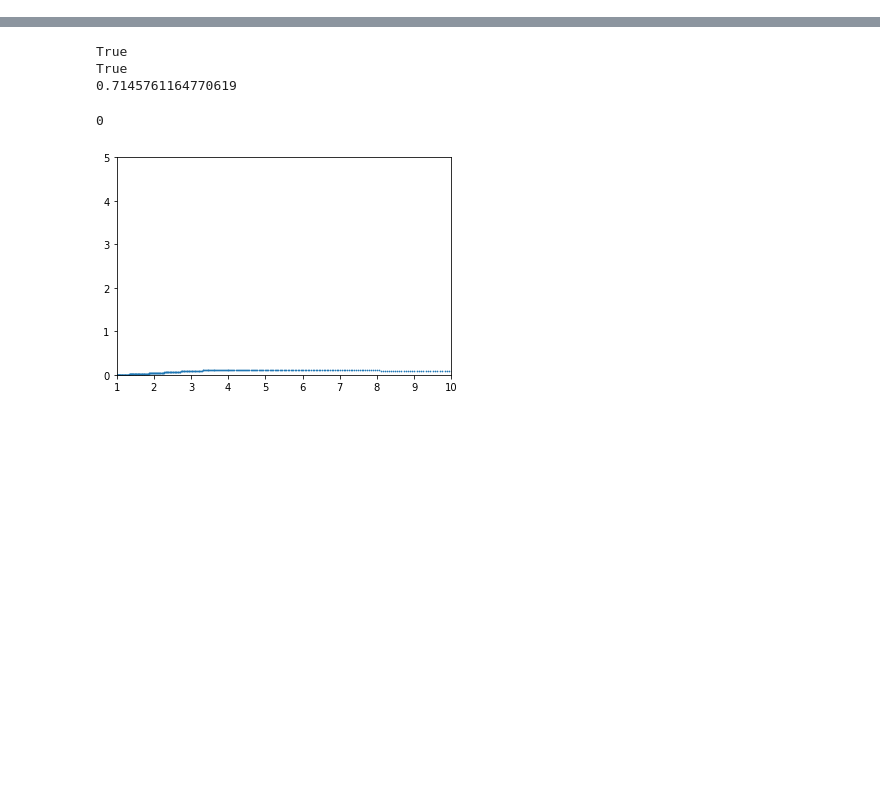
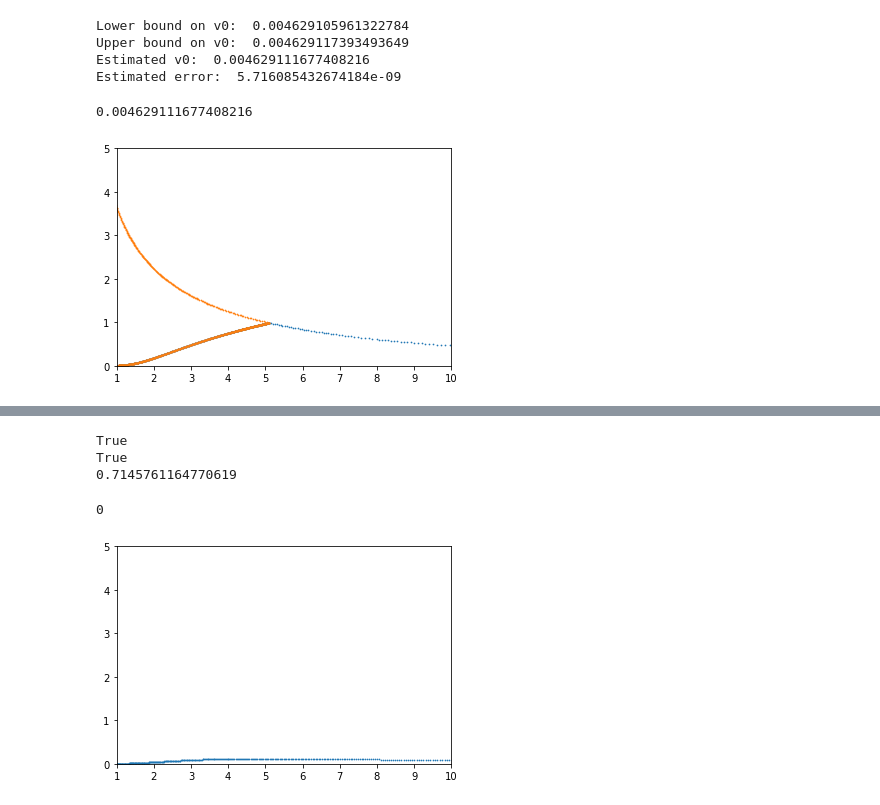
Before and after one commit to bnevs88/neutrino-winds, a Jupyter notebook: neutrino-winds/Adiabatic_wind_solver.ipynb, the cells around one changed output, grey strips where cells are left out. Cells and saved outputs as stored; diff of their text form; code cells hidden in the pictures; blank space fills up the shorter version.

```diff
--- a/neutrino-winds/Adiabatic_wind_solver.ipynb
+++ b/neutrino-winds/Adiabatic_wind_solver.ipynb
@@ -52,0 +93,10 @@ Max iteration count exceeded in adaptation
+# %%
+s1=aws.solver(1.0025,10)
+s1.findV0(.001,.006,.0001)
+# %% [output]
+Lower bound on v0:  0.004629105961322784
+Upper bound on v0:  0.004629117393493649
+Estimated v0:  0.004629111677408216
+Estimated error:  5.716085432674184e-09
+0.004629111677408216
+[figure, added]
```
Also changed, not shown: parts of 9 cells of this notebook, 1 other file.
